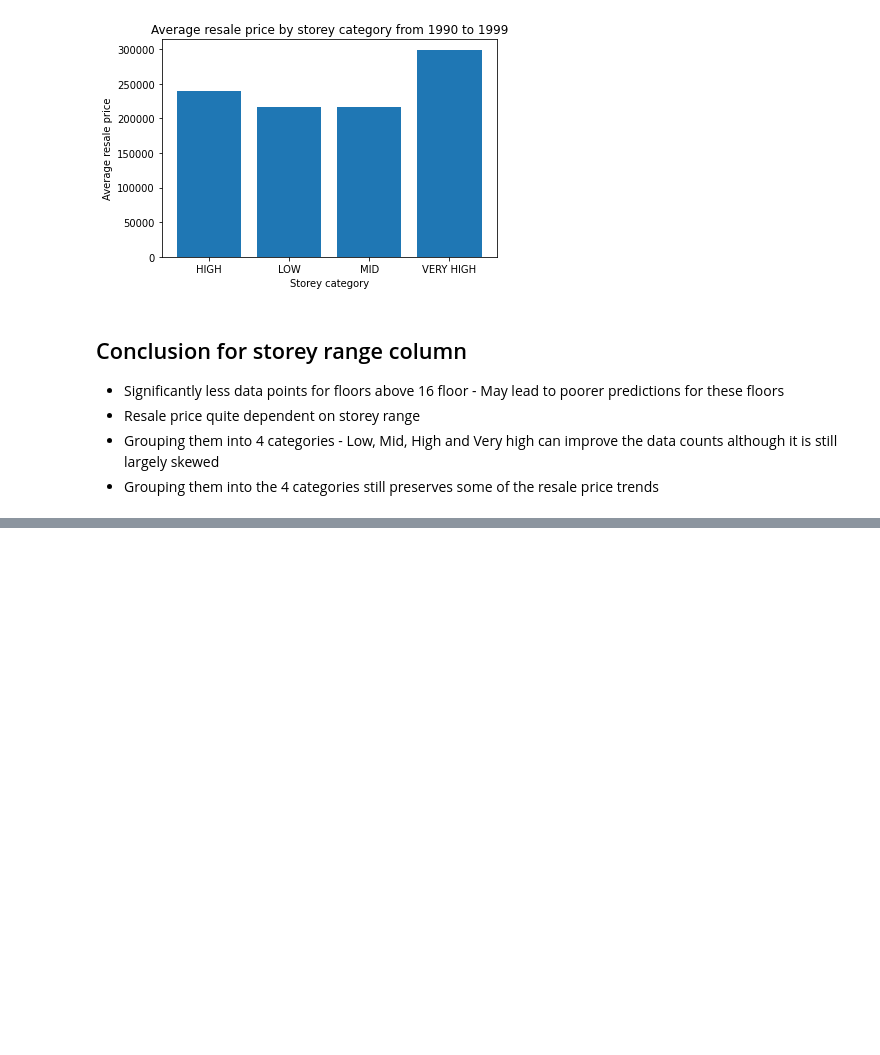
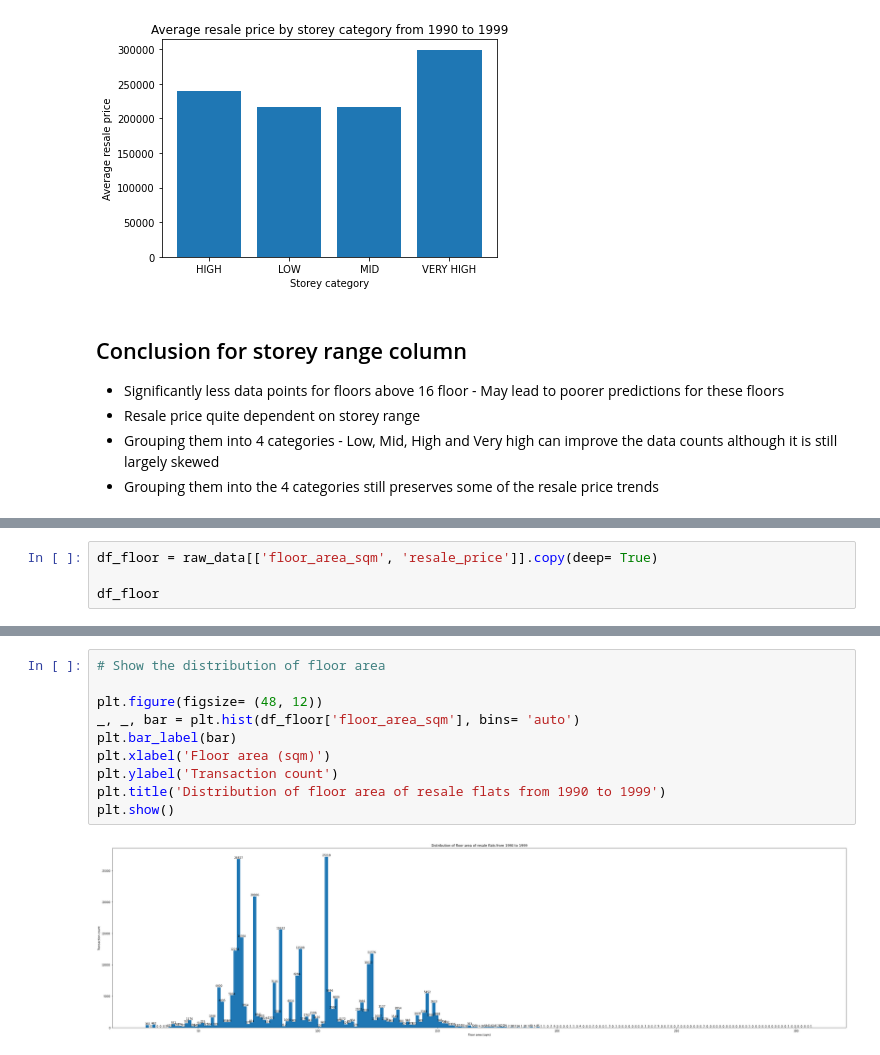
Before and after one commit to Zheng-Xuan/Singapore-resale-flat-price-prediction, a Jupyter notebook: EDA.ipynb, the cells around one changed output, grey strips where cells are left out. Drawn from its saved outputs; the diff is of its cells as text; blank space fills up the shorter version.

```diff
--- a/EDA.ipynb
+++ b/EDA.ipynb
@@ -430,0 +433,4 @@ plt.show()
+# %%
+df_floor = raw_data[['floor_area_sqm', 'resale_price']].copy(deep= True)
+
+df_floor
@@ -430,0 +451,12 @@ plt.show()
+# %%
+# Show the distribution of floor area
+
+plt.figure(figsize= (48, 12))
+_, _, bar = plt.hist(df_floor['floor_area_sqm'], bins= 'auto')
+plt.bar_label(bar)
+plt.xlabel('Floor area (sqm)')
+plt.ylabel('Transaction count')
+plt.title('Distribution of floor area of resale flats from 1990 to 1999')
+plt.show()
+# %% [output]
+[figure, added]
```
Also changed, not shown: parts of 10 cells of this notebook, 1 other file.
